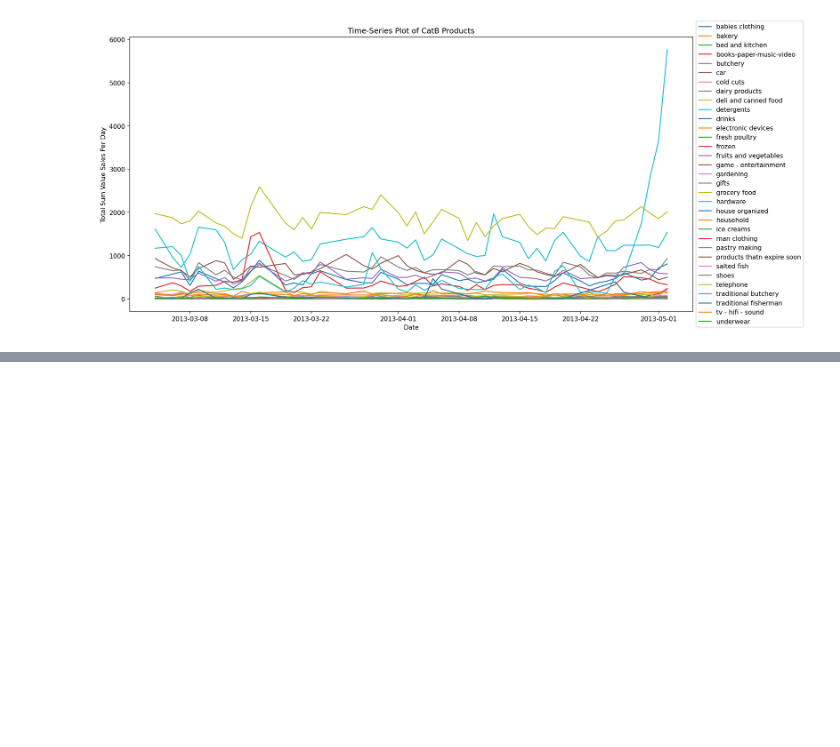
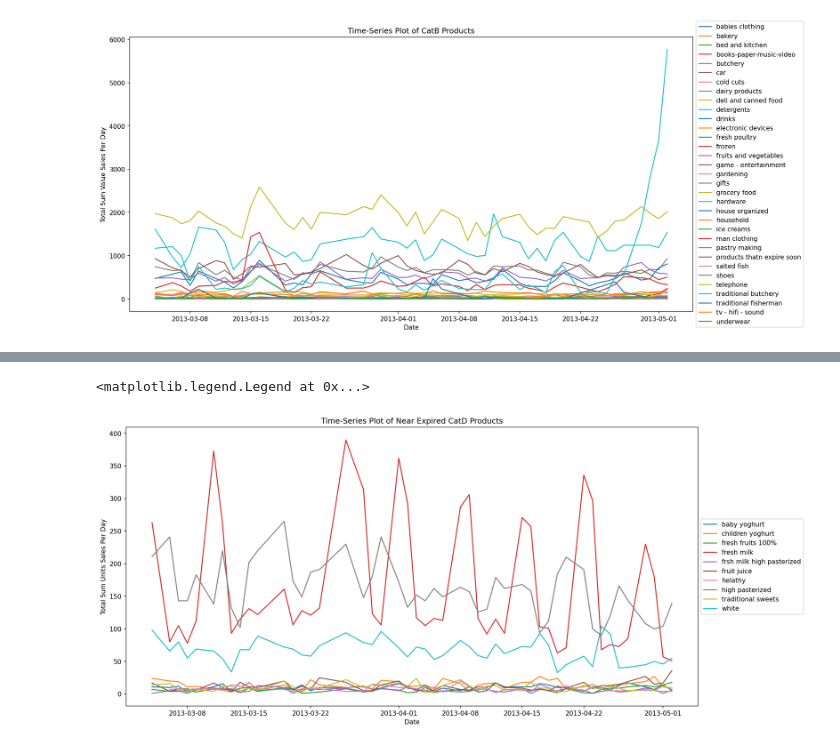
Before and after one commit to kiansweeney11/ms5106-bigdata, a Jupyter notebook: q1.ipynb, the cells around one changed output, grey strips where cells are left out. Cells and saved outputs as stored; diff of their text form; code cells hidden in the pictures; blank space fills up the shorter version.

```diff
--- a/q1.ipynb
+++ b/q1.ipynb
@@ -320,0 +329,3 @@ plt.legend(loc='center left', bbox_to_anchor=(1, 0.5))
+# %%
+df_expiry = df.loc[df['CategoryBDescription'] == 'products thatn expire soon']
+df_expiry.head()
@@ -320,0 +375,3 @@ plt.legend(loc='center left', bbox_to_anchor=(1, 0.5))
+# %%
+expiry_dailysales = df_expiry.groupby(['CategoryDDescription', 'Date'])['Sum_Units'].sum()
+expiry_dailysales
@@ -320,0 +392,36 @@ plt.legend(loc='center left', bbox_to_anchor=(1, 0.5))
+# %%
+expiry_dailysales1 = df_expiry.groupby(['CategoryDDescription'])['Sum_Units'].sum()
+expiry_dailysales1 = expiry_dailysales1.sort_values(ascending = False)
+
+### get top 10 expired CatD products in this time for better plot
+expiry_dailysales1 = expiry_dailysales1[:10]
+plots = pd.DataFrame(expiry_dailysales1).reset_index()
+plt_names = list(plots['CategoryDDescription'])
+# %%
+# dataframe format
+expired_df_catD = pd.DataFrame(expiry_dailysales)
+expired_df_catD = expired_df_catD.reset_index()
+## take only top 1 for better plot
+expired_df_catD = expired_df_catD.loc[expired_df_catD['CategoryDDescription'].isin(plt_names)]
+# %%
+## now lets plot
+plt.figure(figsize = (16, 8), dpi = 150)
+
+grp_expire = list(expired_df_catD['CategoryDDescription'].unique())
+for i in range(len(grp_expire)):
+    #print(i)
+    df_grp = expired_df_catD.loc[expired_df_catD['CategoryDDescription'] == grp_expire[i]]
+    plt.plot(df_grp['Date'], df_grp['Sum_Units'], label = str(grp_expire[i]))
+
+#adding title to the plot
+plt.title('Time-Series Plot of Near Expired CatD Products')
+
+# adding Label to the x-axis
+plt.xlabel('Date')
+# add y label
+plt.ylabel('Total Sum Units Sales Per Day')
+# adding legend to the curve
+plt.legend(loc='center left', bbox_to_anchor=(1, 0.5))
+# %% [output]
+<matplotlib.legend.Legend at 0x...>
+[figure, added]
```
Also changed, not shown: parts of 16 cells of this notebook, 1 other file.
